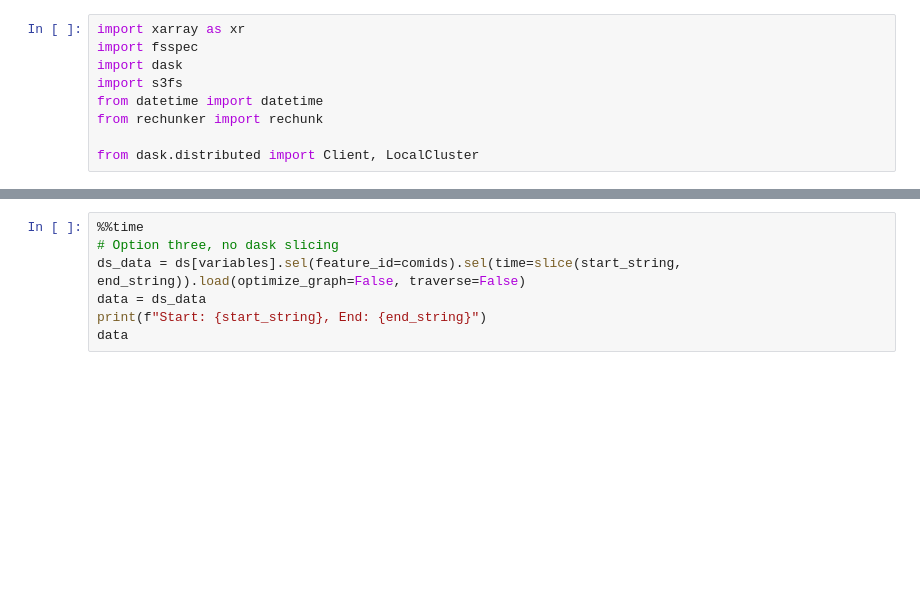
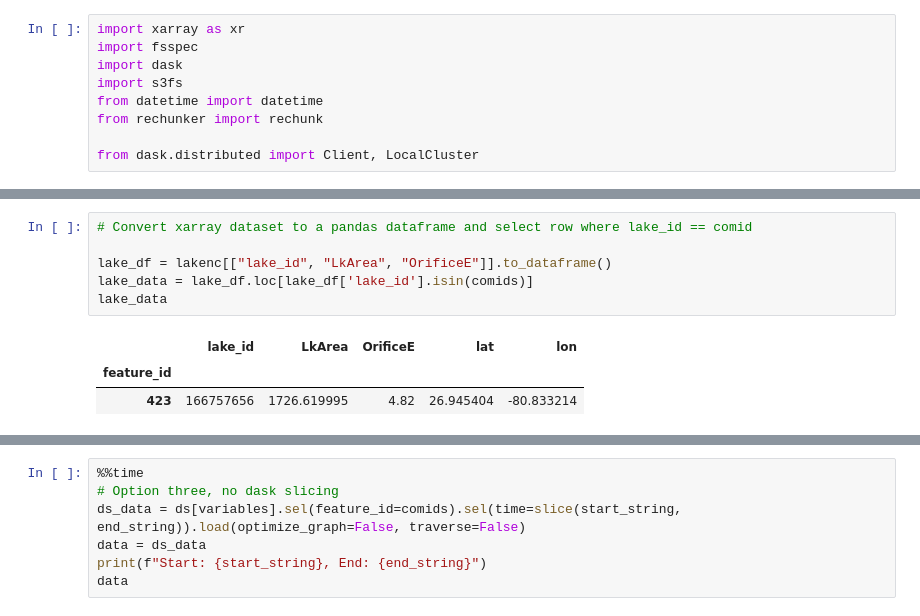
Before and after one commit to quanted/hms_flask, a Jupyter notebook: modules/hms/nwm_reanalysis.ipynb, the cells around one changed output, grey strips where cells are left out. Drawn from its saved outputs; the diff is of its cells as text; blank space fills up the shorter version.

```diff
--- a/modules/hms/nwm_reanalysis.ipynb
+++ b/modules/hms/nwm_reanalysis.ipynb
@@ -214,0 +233,10 @@ Attributes:
+# %%
+# Convert xarray dataset to a pandas dataframe and select row where lake_id == comid
+
+lake_df = lakenc[["lake_id", "LkArea", "OrificeE"]].to_dataframe()
+lake_data = lake_df.loc[lake_df['lake_id'].isin(comids)]
+lake_data
+# %% [output]
+|  | lake_id | LkArea | OrificeE | lat | lon |
+| feature_id |  |  |  |  |  |
+| 423 | 166757656 | 1726.619995 | 4.82 | 26.945404 | -80.833214 |
```
Also changed, not shown: parts of 10 cells of this notebook, 2 other files.
